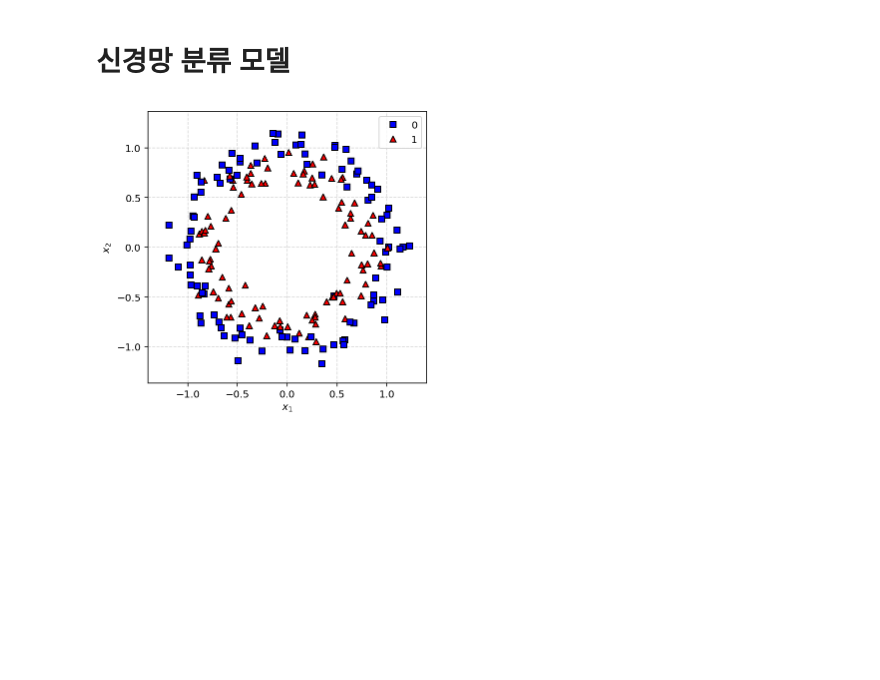
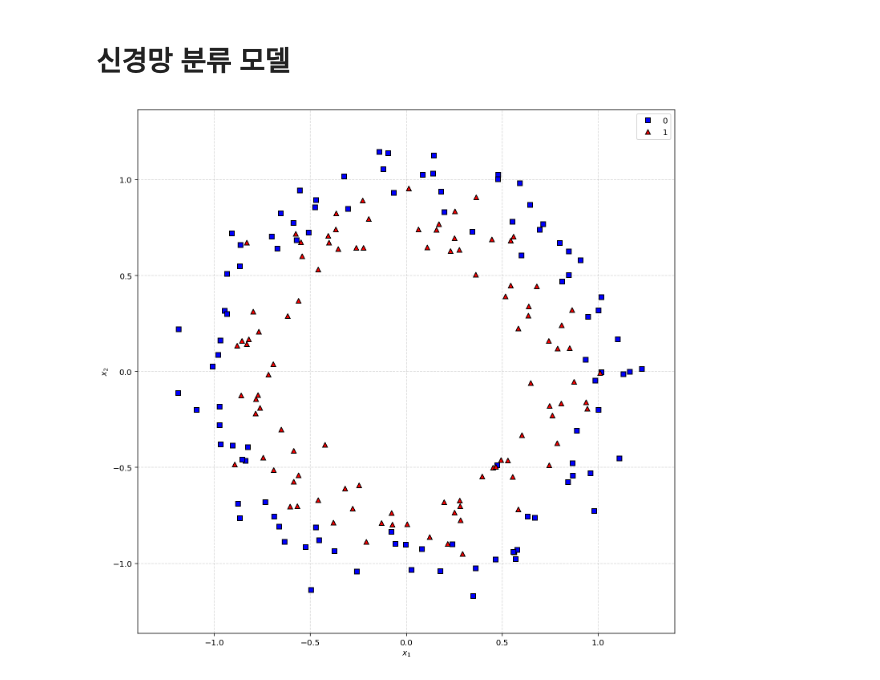
Before and after one commit to dw-shin/NA_notes, a Jupyter notebook: tensorflow6.ipynb, the cells around one changed output. Cells and saved outputs as stored; diff of their text form; code cells hidden in the pictures; blank space fills up the shorter version.

```diff
--- a/tensorflow6.ipynb
+++ b/tensorflow6.ipynb
@@ -7,7 +7,7 @@ import tensorflow as tf
 %matplotlib inline
 %config InlineBackend.figure_format = 'retina'
 # %%
-plt.rcParams['figure.figsize'] = (16./3, 9./3)
+plt.rcParams['figure.figsize'] = (16, 16)
 def plot_model(sess, model, xy, labels, feature_lambda, title=''):
     from pandas import DataFrame
     xx, yy = np.meshgrid(np.linspace(-1.2,1.2,400), np.linspace(-1.2,1.2,400))
@@ -15,7 +15,7 @@ def plot_model(sess, model, xy, labels, feature_lambda, title=''):
     Z = prediction.reshape(xx.shape)
     df = DataFrame(dict(x=xy[:,0], y=xy[:,1], label=labels.flatten()))
     markers = {0:'bs', 1:'r^'}
-    _, ax = plt.subplots(figsize=(5, 5))
+    _, ax = plt.subplots(figsize=(15, 15))
     cs = ax.contourf(xx, yy, Z, 20, cmap='coolwarm', alpha=.9)
     ax.clabel(cs, colors='gray')
     cs = ax.contour(xx, yy, Z, cmap='gray', levels=[0, 0.5, 1.0], linestyles='--', linewidths=2)
@@ -32,30 +32,30 @@ def plot_model(sess, model, xy, labels, feature_lambda, title=''):
 # %%
 from sklearn.datasets import make_circles
 from pandas import DataFrame
 
 # 데이터 생성
 xy, labels = make_circles(n_samples=200, noise=0.1, random_state=717)
 labels = labels.reshape(-1,1)
 
 # scatter plot, dots colored by class value
 df = DataFrame(dict(x=xy[:,0], y=xy[:,1], label=labels.flatten()))
 colors = {0:'red', 1:'blue'}
-_, ax = plt.subplots(figsize=(5, 5))
+_, ax = plt.subplots(figsize=(12, 12))
 grouped = df.groupby('label')
 markers = {0:'bs', 1:'r^'}
 for k, xy0 in df[['x', 'y']].iterrows():
         x0, y0 = xy0.values
         plt.plot(x0, y0, markers[labels[k][0]], mec='k')
 plt.axis('equal')
 plt.grid(linestyle='--', alpha=0.5)
 plt.xlabel('$x_1$')
 plt.ylabel('$x_2$')
 ax.set_xlim([-1.4, 1.4])
 ax.set_ylim([-1.4, 1.4])
 plt.legend([0, 1])
 plt.show()
 # %% [output]
-[figure, old version]
+[figure, new version]
 # %%
 # 특성값 정의
 f1 = lambda x,y: [x, y]
```
Also changed, not shown: parts of 5 cells of this notebook.
